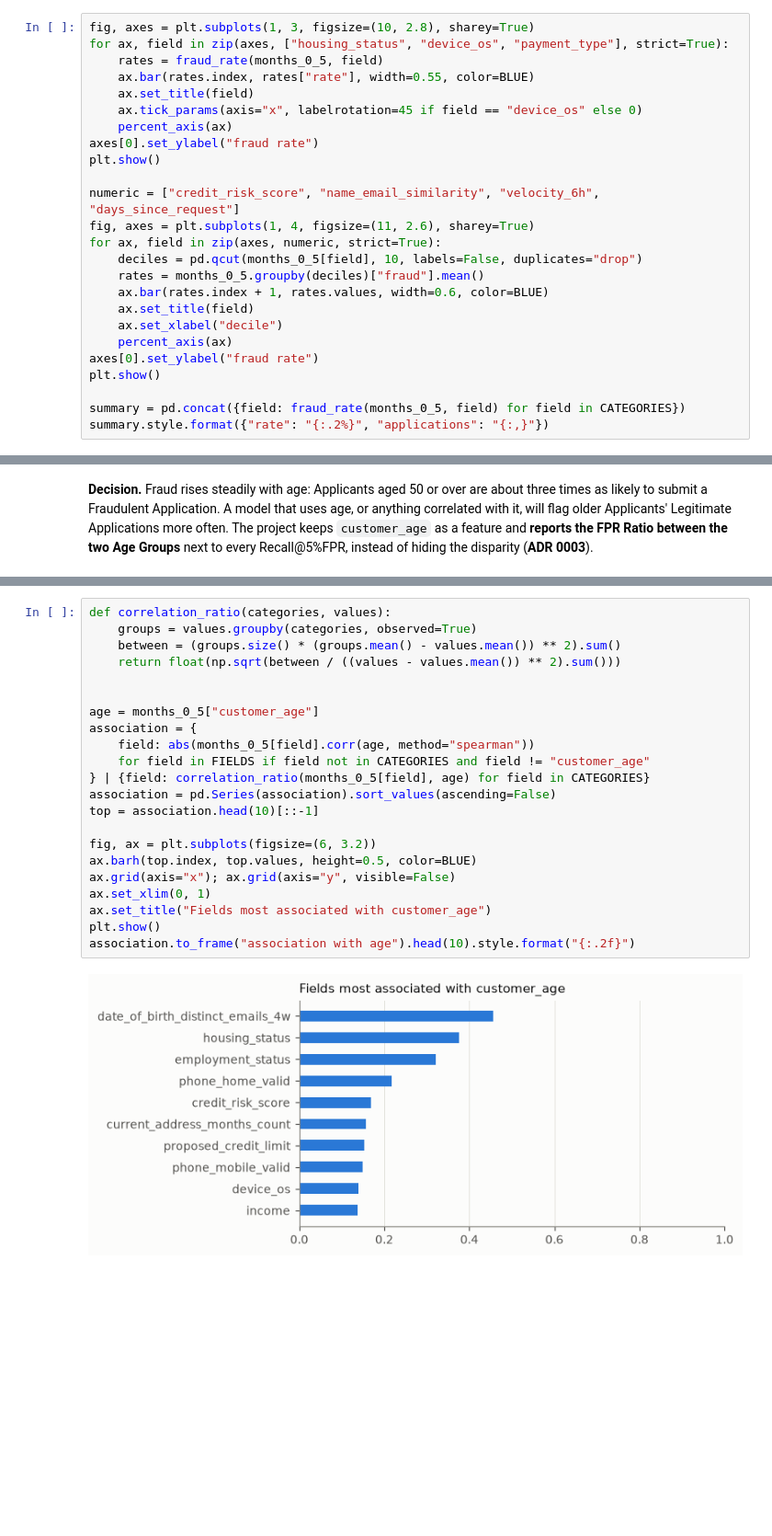
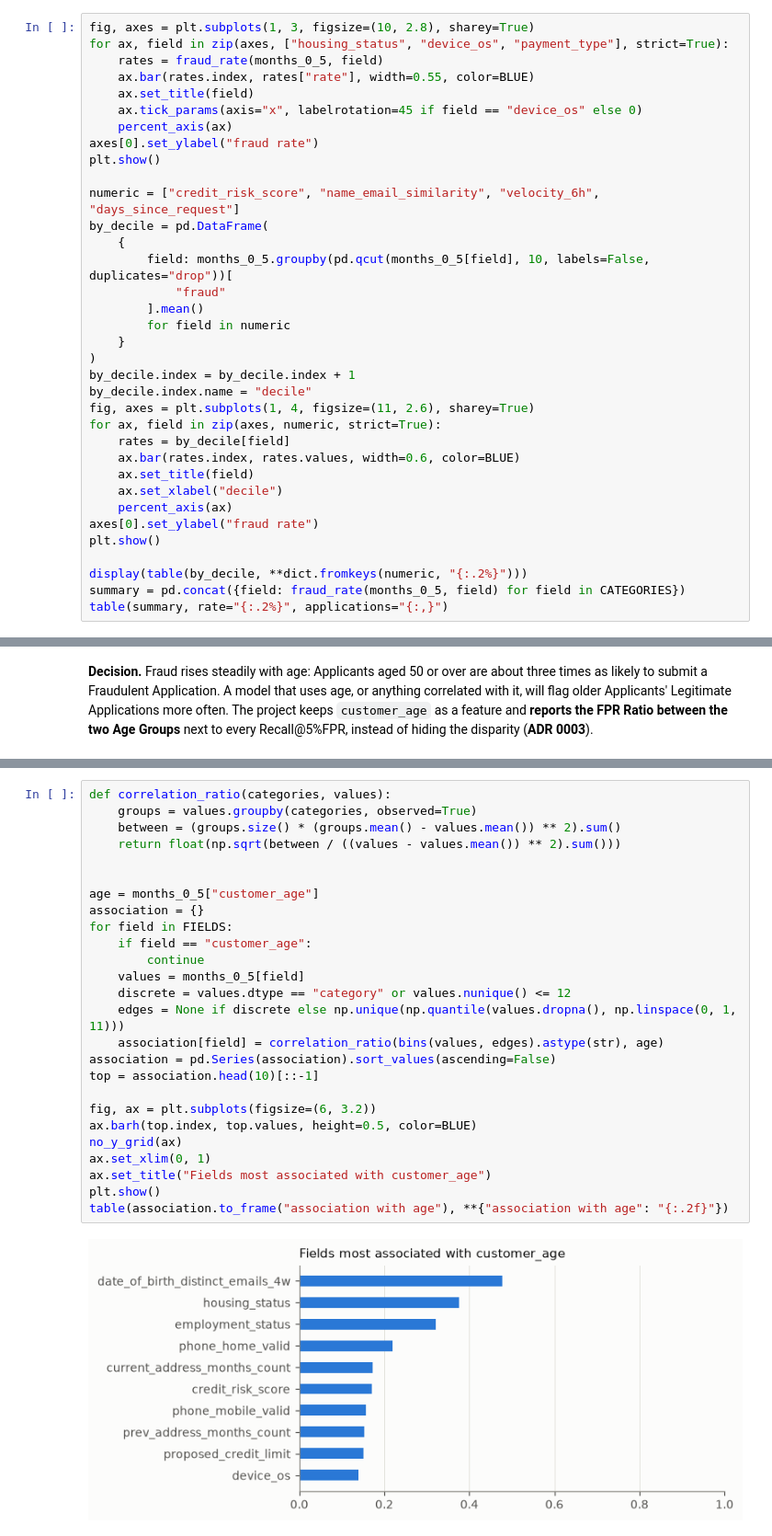
Before and after one commit to montedeu/Fraud-API, a Jupyter notebook: notebooks/eda.ipynb, the cells around one changed output, grey strips where cells are left out. Shown at 92% size. Drawn from its saved outputs; the diff is of its cells as text; blank space fills up the shorter version.

```diff
--- a/notebooks/eda.ipynb
+++ b/notebooks/eda.ipynb
@@ -184,19 +224,29 @@ axes[0].set_ylabel("fraud rate")
 plt.show()
 
 numeric = ["credit_risk_score", "name_email_similarity", "velocity_6h", "days_since_request"]
+by_decile = pd.DataFrame(
+    {
+        field: months_0_5.groupby(pd.qcut(months_0_5[field], 10, labels=False, duplicates="drop"))[
+            "fraud"
+        ].mean()
+        for field in numeric
+    }
+)
+by_decile.index = by_decile.index + 1
+by_decile.index.name = "decile"
 fig, axes = plt.subplots(1, 4, figsize=(11, 2.6), sharey=True)
 for ax, field in zip(axes, numeric, strict=True):
-    deciles = pd.qcut(months_0_5[field], 10, labels=False, duplicates="drop")
-    rates = months_0_5.groupby(deciles)["fraud"].mean()
-    ax.bar(rates.index + 1, rates.values, width=0.6, color=BLUE)
+    rates = by_decile[field]
+    ax.bar(rates.index, rates.values, width=0.6, color=BLUE)
     ax.set_title(field)
     ax.set_xlabel("decile")
     percent_axis(ax)
 axes[0].set_ylabel("fraud rate")
 plt.show()
 
+display(table(by_decile, **dict.fromkeys(numeric, "{:.2%}")))
 summary = pd.concat({field: fraud_rate(months_0_5, field) for field in CATEGORIES})
-summary.style.format({"rate": "{:.2%}", "applications": "{:,}"})
+table(summary, rate="{:.2%}", applications="{:,}")
 # %% [output]
 [figure]
 [figure]
@@ -331,25 +424,29 @@ category explains, square-rooted).
 # %%
 def correlation_ratio(categories, values):
     groups = values.groupby(categories, observed=True)
     between = (groups.size() * (groups.mean() - values.mean()) ** 2).sum()
     return float(np.sqrt(between / ((values - values.mean()) ** 2).sum()))
 
 
 age = months_0_5["customer_age"]
-association = {
-    field: abs(months_0_5[field].corr(age, method="spearman"))
-    for field in FIELDS if field not in CATEGORIES and field != "customer_age"
-} | {field: correlation_ratio(months_0_5[field], age) for field in CATEGORIES}
+association = {}
+for field in FIELDS:
+    if field == "customer_age":
+        continue
+    values = months_0_5[field]
+    discrete = values.dtype == "category" or values.nunique() <= 12
+    edges = None if discrete else np.unique(np.quantile(values.dropna(), np.linspace(0, 1, 11)))
+    association[field] = correlation_ratio(bins(values, edges).astype(str), age)
 association = pd.Series(association).sort_values(ascending=False)
 top = association.head(10)[::-1]
 
 fig, ax = plt.subplots(figsize=(6, 3.2))
 ax.barh(top.index, top.values, height=0.5, color=BLUE)
-ax.grid(axis="x"); ax.grid(axis="y", visible=False)
+no_y_grid(ax)
 ax.set_xlim(0, 1)
 ax.set_title("Fields most associated with customer_age")
 plt.show()
-association.to_frame("association with age").head(10).style.format("{:.2f}")
+table(association.to_frame("association with age"), **{"association with age": "{:.2f}"})
 # %% [output]
-[figure, old version]
+[figure, new version]
 |  | association with age |
```
Also changed, not shown: parts of 13 cells of this notebook.
